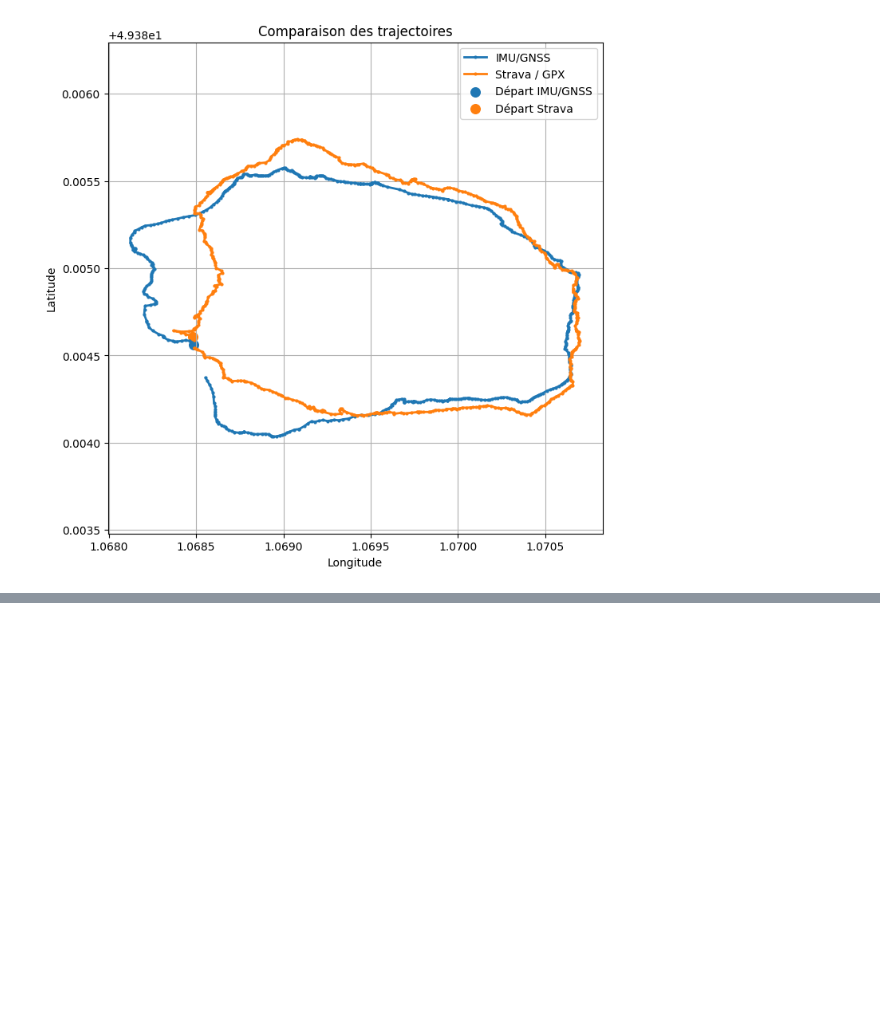
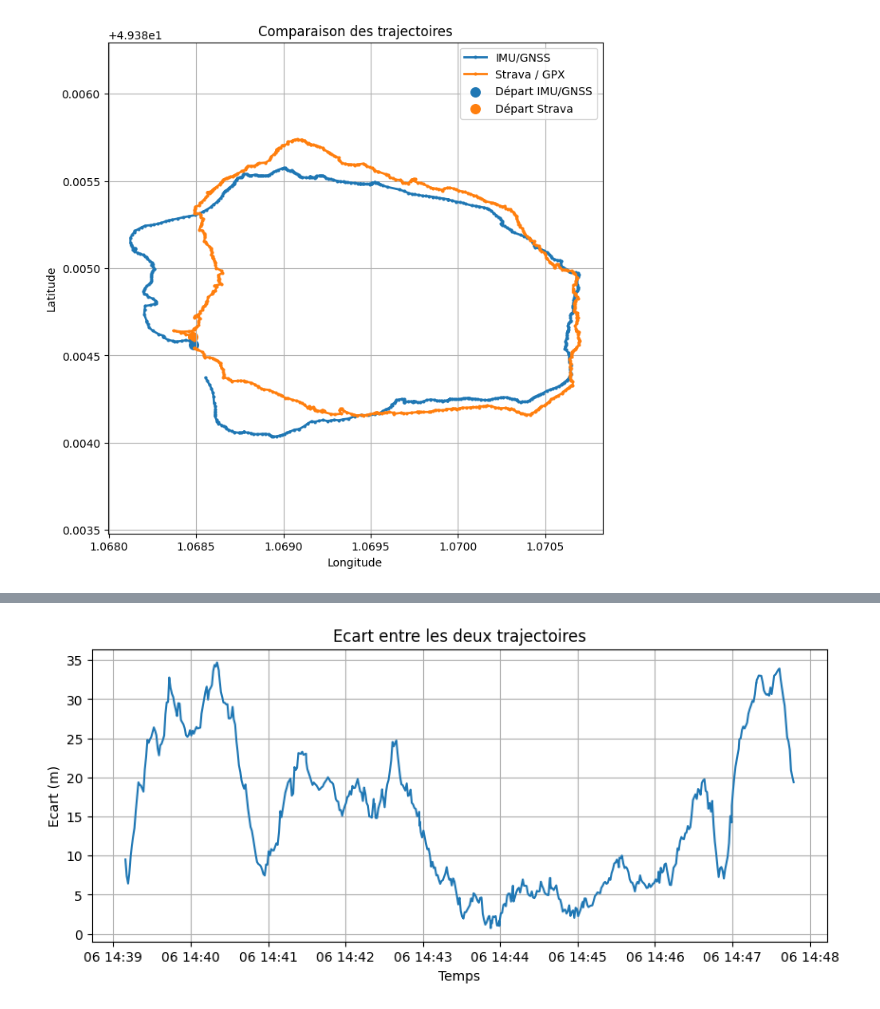
Before and after one commit to nmornon/Projet-itineraire, a Jupyter notebook: stat/comparaison.ipynb, the cells around one changed output, grey strips where cells are left out. Cells and saved outputs as stored; diff of their text form; code cells hidden in the pictures; blank space fills up the shorter version.

Commit message:
debut et finalisation ecart trajectoires

```diff
--- a/stat/comparaison.ipynb
+++ b/stat/comparaison.ipynb
@@ -132,0 +198,11 @@ plt.show()
+# %%
+
+plt.figure(figsize=(10, 4))
+plt.plot(comparaison["UTC"], comparaison["ecart_m"])
+plt.xlabel("Temps")
+plt.ylabel("Ecart (m)")
+plt.title("Ecart entre les deux trajectoires")
+plt.grid(True)
+plt.show()
+# %% [output]
+[figure, added]
```
Also changed, not shown: parts of 4 cells of this notebook.
